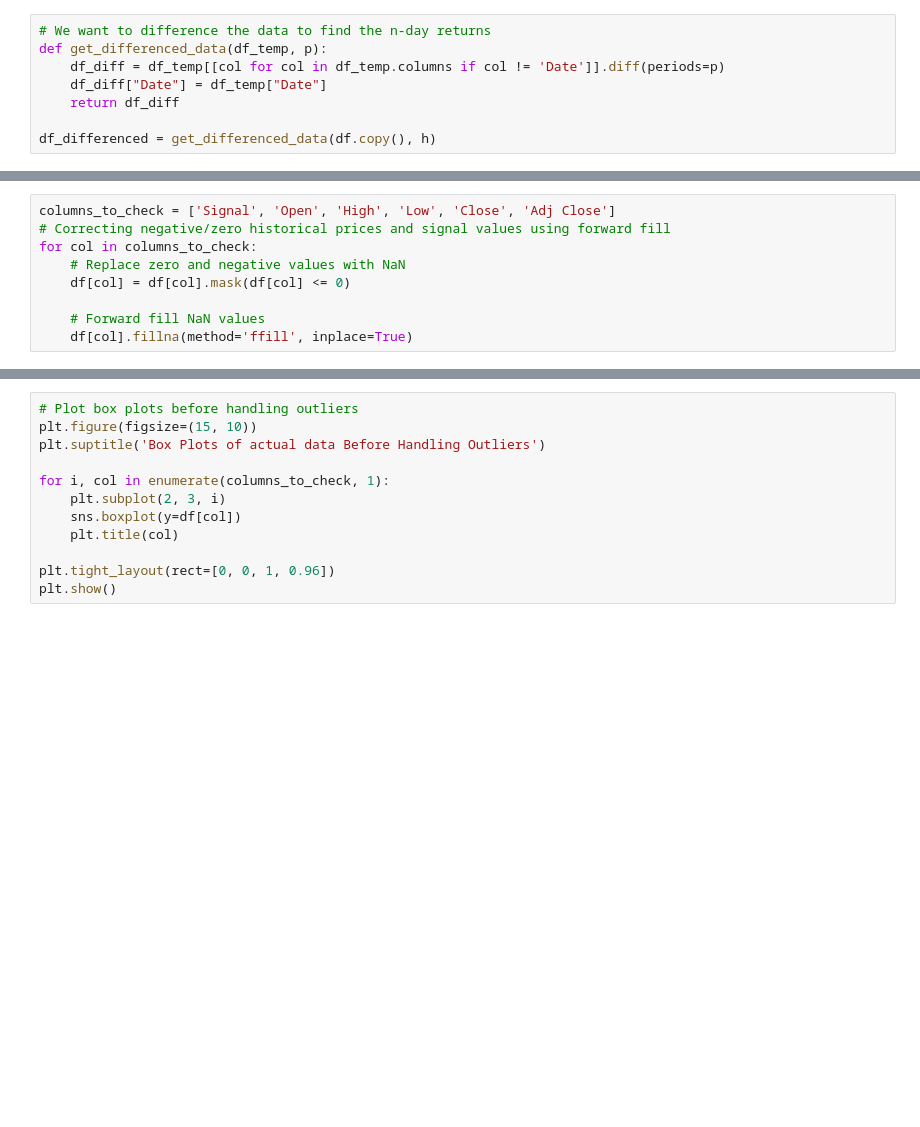
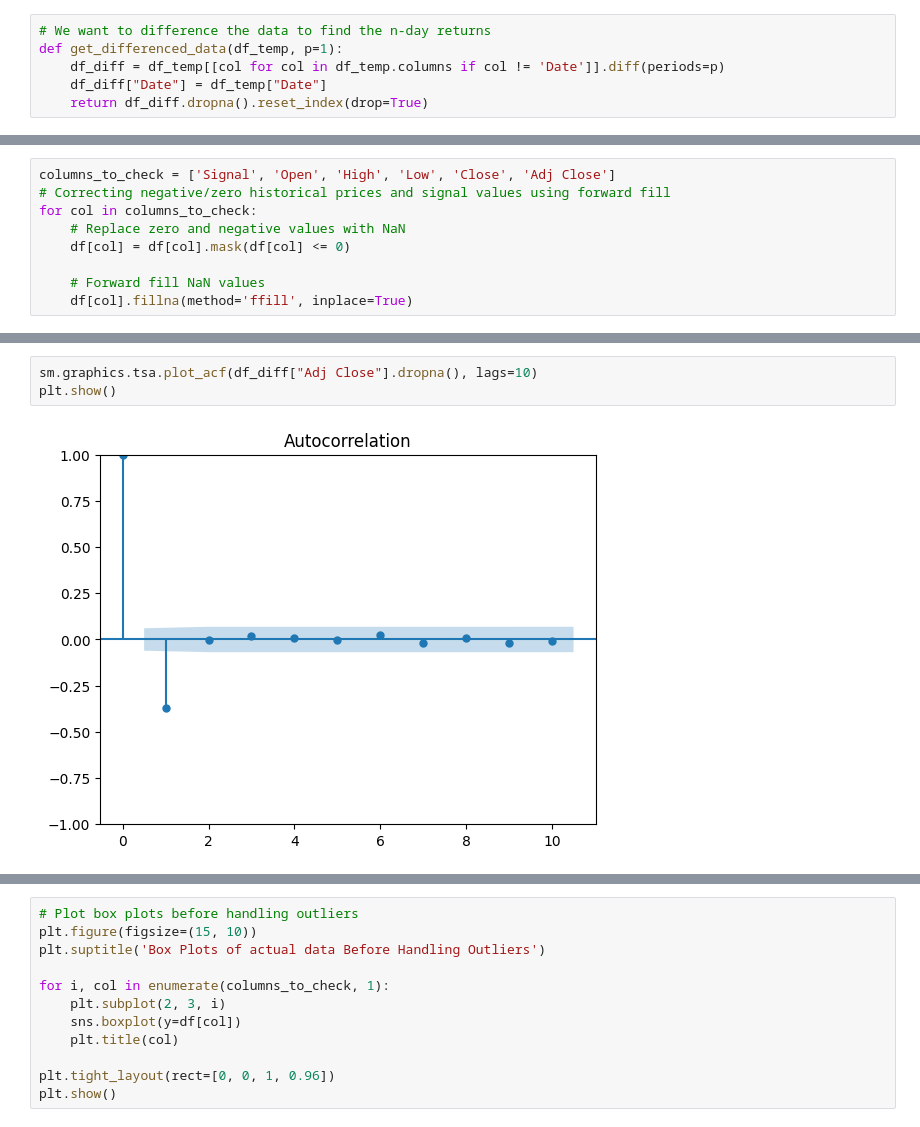
Before and after one commit to saltedpotato/QF632_Project, a Jupyter notebook: Project 1.ipynb, the cells around one changed output, grey strips where cells are left out. Saved outputs shown, nothing was run; the diff lists cells and outputs as text; blank space fills up the shorter version.

```diff
--- a/Project 1.ipynb
+++ b/Project 1.ipynb
@@ -18,14 +18,12 @@ import warnings
 warnings.filterwarnings('ignore')
 
 RANDOM_STATE=632
-# %%
-# We want to difference the data to find the n-day returns
-def get_differenced_data(df_temp, p):
-    df_diff = df_temp[[col for col in df_temp.columns if col != 'Date']].diff(periods=p)
-    df_diff["Date"] = df_temp["Date"]
-    return df_diff
-
-df_differenced = get_differenced_data(df.copy(), h)
+# %%
+# We want to difference the data to find the n-day returns
+def get_differenced_data(df_temp, p=1):
+    df_diff = df_temp[[col for col in df_temp.columns if col != 'Date']].diff(periods=p)
+    df_diff["Date"] = df_temp["Date"]
+    return df_diff.dropna().reset_index(drop=True)
 # %%
 # Load the dataset
 df = pd.read_csv('data\\QF632_Project_1.csv')
@@ -108,0 +171,5 @@ df_diff = get_differenced_data(df.copy(), h).dropna()
+# %%
+sm.graphics.tsa.plot_acf(df_diff["Adj Close"].dropna(), lags=10)
+plt.show()
+# %% [output]
+[figure, added]
```
Also changed, not shown: parts of 79 cells of this notebook.
